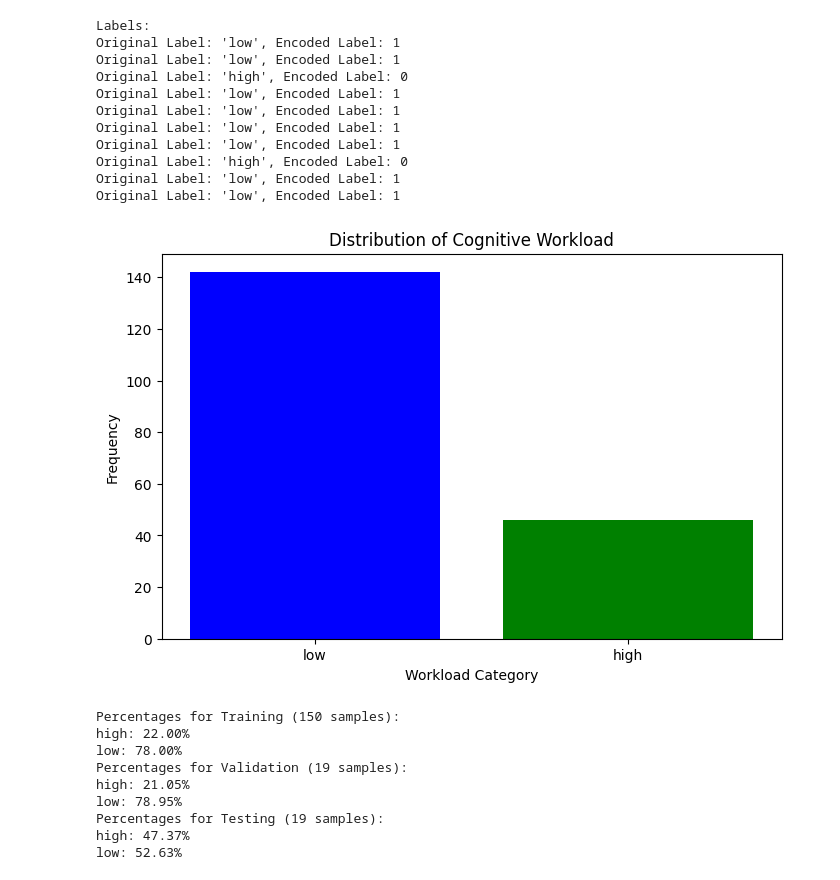
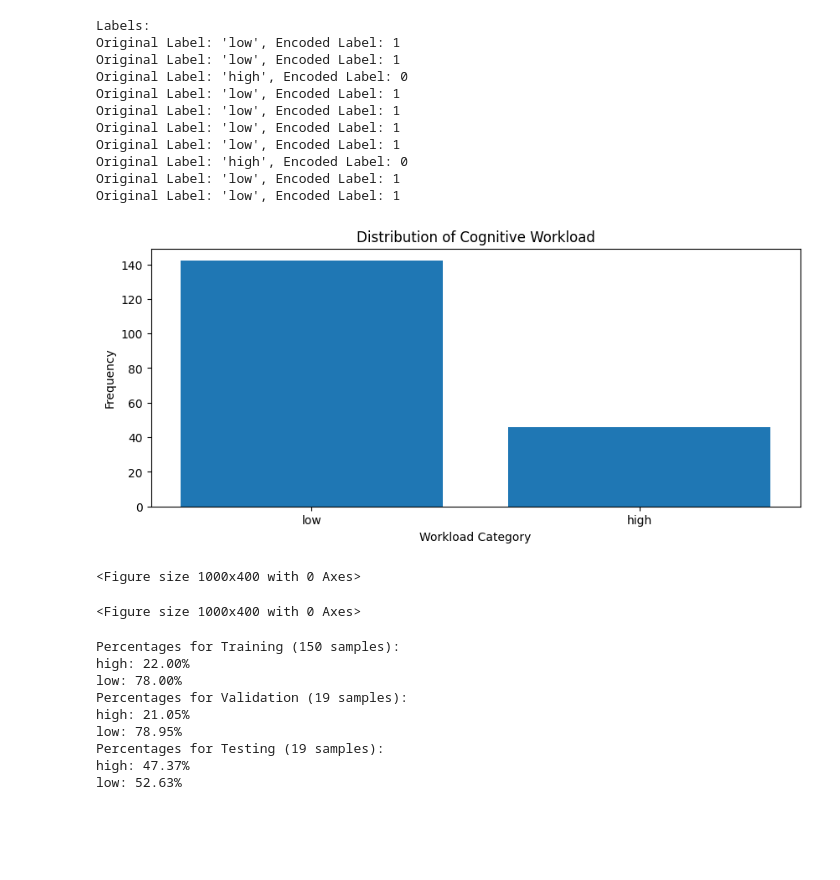
Before and after one commit to HBendig-HSFL/unlocking-minds, a Jupyter notebook: 3_Model/model_definition_evaluation.ipynb, the cells around one changed output. Saved outputs shown, nothing was run; the diff lists cells and outputs as text; code cells hidden in the pictures; blank space fills up the shorter version.

```diff
--- a/3_Model/model_definition_evaluation.ipynb
+++ b/3_Model/model_definition_evaluation.ipynb
@@ -183,18 +193,23 @@ Original Label: 'low', Encoded Label: 1
 # %%
 counts = y.value_counts()
 
-plt.figure(figsize=(8, 5))  # Set the size of the figure (optional)
-plt.bar(counts.index, counts, color=['blue', 'green'])  # Choose colors for each bar (optional)
+plt.figure(figsize=(10, 4))
+plt.bar(counts.index, counts)
 
 # Adding title and labels
 plt.title('Distribution of Cognitive Workload')
 plt.xlabel('Workload Category')
 plt.ylabel('Frequency')
 
 # Show the plot
 plt.show()
+
+# Quick check how the labels are distributed
+plt.figure(figsize=(10, 4))
 # %% [output]
-[figure, old version]
+[figure, new version]
+<Figure size 1000x400 with 0 Axes>
+<Figure size 1000x400 with 0 Axes>
 # %%
 # From EDA we know - Given that many of our features do not follow a normal distribution and have varying scales,
 # MinMaxScaler will be used, to normalize all features to the same scale.
```
Also changed, not shown: parts of 37 cells of this notebook, 1 other file.
